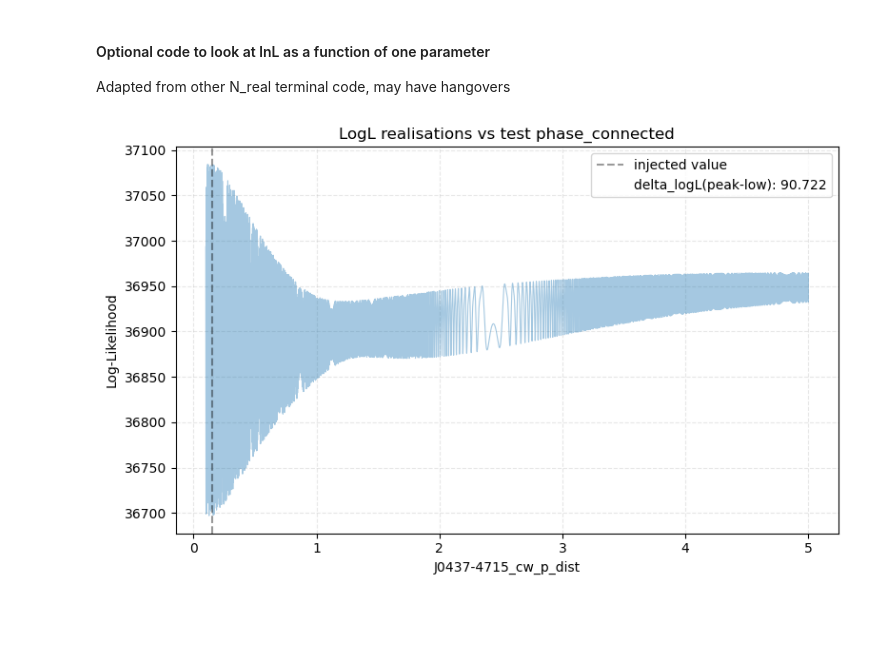
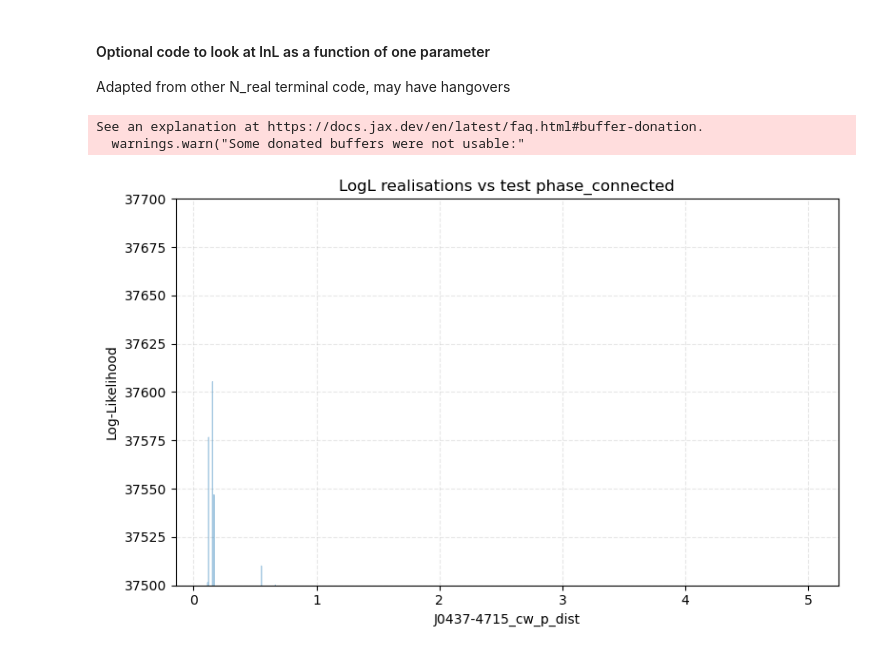
Before and after one commit to MattTMiles/PTAs_WPGTDWI, a Jupyter notebook: data_likelihood_sandbox.ipynb, the cells around one changed output. Cells and saved outputs as stored; diff of their text form; code cells hidden in the pictures; blank space fills up the shorter version.

```diff
--- a/data_likelihood_sandbox.ipynb
+++ b/data_likelihood_sandbox.ipynb
@@ -59,7 +59,7 @@ pulsar_term = True
 seed = 1234
 rng= np.random.default_rng(seed)
 # The number of CW sources to inject
-num_cw = 1
+num_cw = 20
 
 # The number of pulsars to use in the analysis (for speed, max=116 available)
 Npulsars = 10
@@ -271,13 +306,13 @@ J2322-2650
 #### described here is what is generally used in blind searches.
 
 enterprise_params ={}
-enterprise_params.update({p: np.random.uniform(-18,-11) for p in pta.param_names if 'rednoise_log10_A' in p})
-enterprise_params.update({p: np.random.uniform(1,7) for p in pta.param_names if 'rednoise_gamma' in p})
+enterprise_params.update({p: np.random.uniform(-18,-13) for p in pta.param_names if 'rednoise_log10_A' in p})
+enterprise_params.update({p: np.random.uniform(2,6) for p in pta.param_names if 'rednoise_gamma' in p})
 
 for psr in psrs:
     enterprise_params.update({p: psr.pdist[0] for p in pta.param_names if psr.name+'_cw_p_dist' in p})
 
-enterprise_params.update({'gwb_gamma': 4.333, 'gwb_log10_A': -14.5})
+enterprise_params.update({'gwb_gamma': 4.333, 'gwb_log10_A': -17.5})
 
 for name in cw_block_names:
     enterprise_params.update(
@@ -573,49 +608,43 @@ for offset in tqdm(range(n_real), desc="Realisations", unit="run"):
 
     logls = eval_grid(batched_logl, template, scan_param_index)
     all_logls[offset] = logls
+# %% [output]
+See an explanation at https://docs.jax.dev/en/latest/faq.html#buffer-donation.
+  warnings.warn("Some donated buffers were not usable:"
 # %%
 
 plot_key = reverse_temp_dict.get(scan_param, scan_param)
 
 fig, ax = plt.subplots(figsize=(8, 5))
 for curve in all_logls:
     ax.plot(scan_values, curve, alpha=0.4, linewidth=0.8)
 
 likelihood_deltas = []
 low_idx = int(np.argmin(scan_values))
 for curve in all_logls:
     peak_idx = int(np.argmax(curve))
     likelihood_deltas.append(curve[peak_idx] - curve[low_idx])
 
 legend_handles = []
 legend_labels = []
 
-if plot_key in enterprise_params:
-    inj_line = ax.axvline(
-        enterprise_params[plot_key], color="k", linestyle="--", label="injected value", alpha=0.4,
-    )
-    legend_handles.append(inj_line)
-    legend_labels.append("injected value")
+# if plot_key in enterprise_params:
+#     inj_line = ax.axvline(
+#         enterprise_params[plot_key], color="k", linestyle="--", label="injected value", alpha=0.4,
+#     )
+#     legend_handles.append(inj_line)
+#     legend_labels.append("injected value")
 
-if likelihood_deltas:
-    if len(likelihood_deltas) > 1:
-        delta_value = float(np.mean(likelihood_deltas))
-        delta_label = f"delta_logL_avg(peak-low): {delta_value:.3f}"
-    else:
-        delta_label = f"delta_logL(peak-low): {likelihood_deltas[0]:.3f}"
-    dummy_handle = ax.plot([], [], " ", label=delta_label)[0]
-    legend_handles.append(dummy_handle)
-    legend_labels.append(dummy_handle.get_label())
 
 if legend_handles:
     ax.legend(legend_handles, legend_labels)
 ax.set_xlabel(scan_param)
 ax.set_ylabel("Log-Likelihood")
 ax.set_title(f"LogL realisations vs test phase_connected")
 ax.grid(True, linestyle="--", alpha=0.3)
 fig.tight_layout()
 # %% [output]
-[figure, old version]
+[figure, new version]
 # %%
 enterprise_params
 # %% [output]
```
Also changed, not shown: parts of 3 cells of this notebook, 31 other files.
